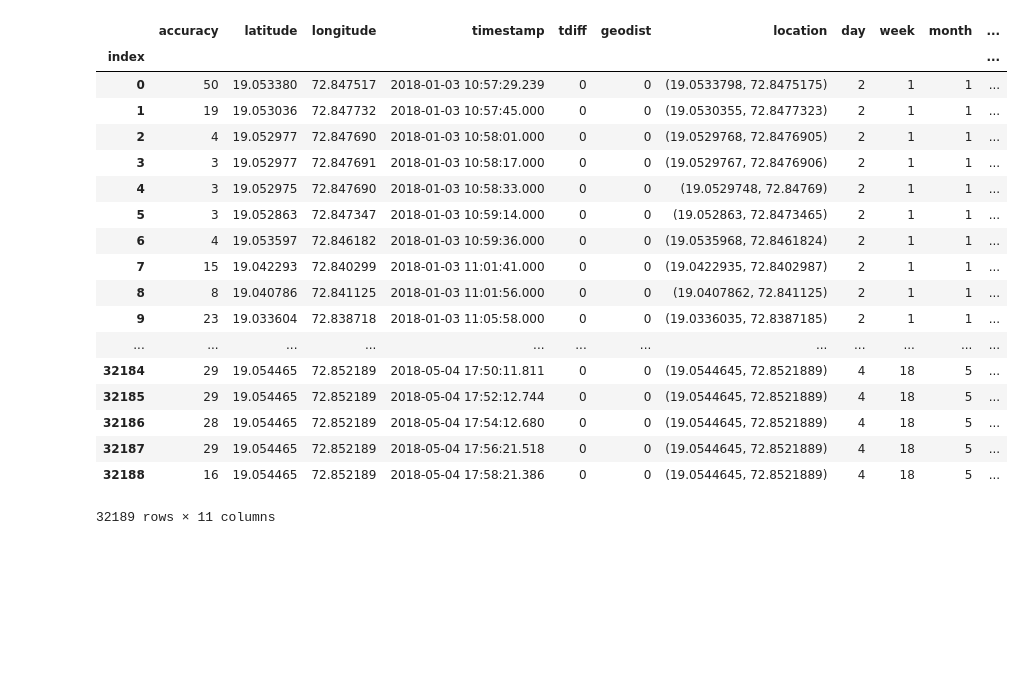
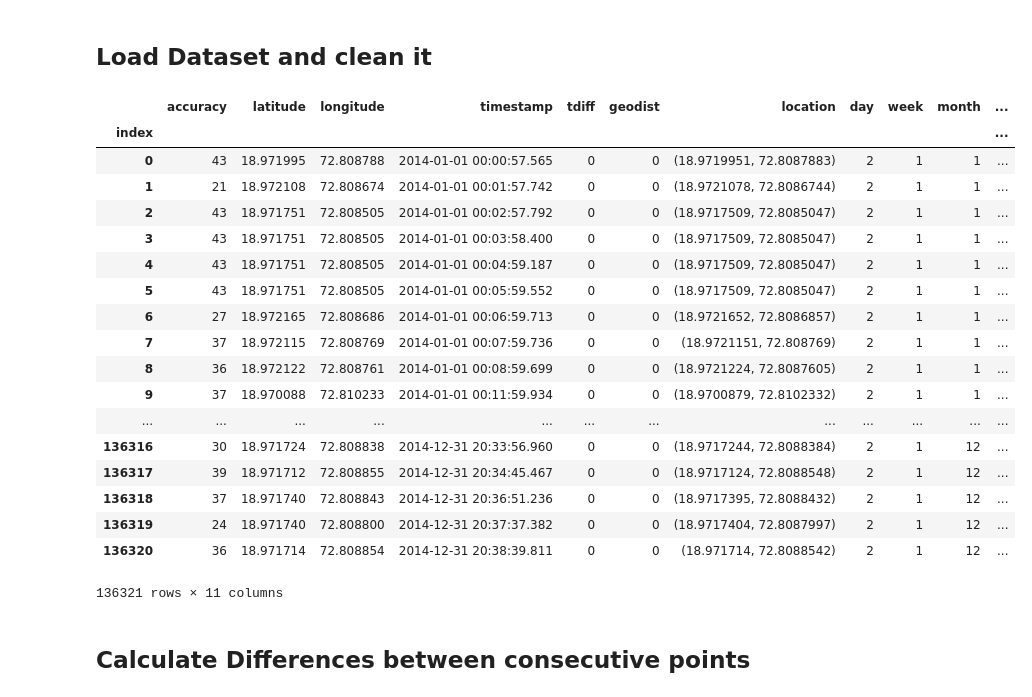
Before and after one commit to yashkotadia/CB, a Jupyter notebook: Raw_to_tag.ipynb, the cells around one changed output. Drawn from its saved outputs; the diff is of its cells as text; code cells hidden in the pictures; blank space fills up the shorter version.

```diff
--- a/Raw_to_tag.ipynb
+++ b/Raw_to_tag.ipynb
@@ -10,17 +11,17 @@ import requests
 # %%
 filepath = "/home/yash/Documents/CB/location_data/"
-filename = "original_points/User0.json"
+filename = "original_points/User3.json"
 
 # Less -> More accuracy
 accuracy_threshold = 50
 
-# In seconds
-tdiff_threshold = 1200
+tdiff_threshold = 1200 # In seconds
 
-# In metres
-geodist_threshold = 50
+geodist_threshold = 50 # In metres
 
-visit_threshold = 300
+visit_threshold = 300 # In seconds
+# %% [markdown]
+## Load Dataset and clean it
 # %%
 # Read file into dataframe
 df = pd.read_json(filepath+filename, orient='records')
@@ -32,55 +33,59 @@ df.drop(['activity', 'altitude', 'verticalAccuracy', 'heading', 'velocity'], axi
 df.rename(index = int, columns = {'latitudeE7':'latitude',
                                   'longitudeE7': 'longitude',
                                   'timestampMs' : 'timestamp'}, inplace =True)
+# Add offset for GMT to IST
+df['timestamp'].apply(lambda x: x+pd.Timedelta(hours=5, minutes=30))
 
 # Apply accuracy filter
 df = df[df['accuracy'] <= accuracy_threshold]
 
 # Apply the time range filter
-df = df[df['timestamp'].dt.year==2018]
+df = df[df['timestamp'].dt.year==2014]
 
 # Arrange the dataframe in ascending time order
 df = df.reindex(index=df.index[::-1])
 df['index'] = list(range(df.shape[0]))
 df.set_index('index', inplace=True)
 
 # Initialise time difference and geodist columns
 df['tdiff'] = 0
 df['geodist'] = 0
 
 # Lat and Long in the form 19045972, 73025802
 # Convert to 19.045972, 73.025802
 df['latitude'] = df['latitude'].apply(lambda x: x/10000000)
 df['longitude'] = df['longitude'].apply(lambda x: x/10000000)
 df['location'] = list(zip(df.latitude, df.longitude))
 
 # Add additional date and time related columns
 df['day'] = df['timestamp'].dt.weekday
 df['week'] = df['timestamp'].dt.week
 df['month'] = df['timestamp'].dt.month
 df['year'] = df['timestamp'].dt.year
 
 df
 # %% [output]
 |  | accuracy | latitude | longitude | timestamp | tdiff | geodist | location | day | week | month | ... |
 | index |  |  |  |  |  |  |  |  |  |  | ... |
-| 0 | 50 | 19.053380 | 72.847517 | 2018-01-03 10:57:29.239 | 0 | 0 | (19.0533798, 72.8475175) | 2 | 1 | 1 | ... |
-| 1 | 19 | 19.053036 | 72.847732 | 2018-01-03 10:57:45.000 | 0 | 0 | (19.0530355, 72.8477323) | 2 | 1 | 1 | ... |
-| 2 | 4 | 19.052977 | 72.847690 | 2018-01-03 10:58:01.000 | 0 | 0 | (19.0529768, 72.8476905) | 2 | 1 | 1 | ... |
-| 3 | 3 | 19.052977 | 72.847691 | 2018-01-03 10:58:17.000 | 0 | 0 | (19.0529767, 72.8476906) | 2 | 1 | 1 | ... |
-| 4 | 3 | 19.052975 | 72.847690 | 2018-01-03 10:58:33.000 | 0 | 0 | (19.0529748, 72.84769) | 2 | 1 | 1 | ... |
-| 5 | 3 | 19.052863 | 72.847347 | 2018-01-03 10:59:14.000 | 0 | 0 | (19.052863, 72.8473465) | 2 | 1 | 1 | ... |
-| 6 | 4 | 19.053597 | 72.846182 | 2018-01-03 10:59:36.000 | 0 | 0 | (19.0535968, 72.8461824) | 2 | 1 | 1 | ... |
-| 7 | 15 | 19.042293 | 72.840299 | 2018-01-03 11:01:41.000 | 0 | 0 | (19.0422935, 72.8402987) | 2 | 1 | 1 | ... |
-| 8 | 8 | 19.040786 | 72.841125 | 2018-01-03 11:01:56.000 | 0 | 0 | (19.0407862, 72.841125) | 2 | 1 | 1 | ... |
-| 9 | 23 | 19.033604 | 72.838718 | 2018-01-03 11:05:58.000 | 0 | 0 | (19.0336035, 72.8387185) | 2 | 1 | 1 | ... |
+| 0 | 43 | 18.971995 | 72.808788 | 2014-01-01 00:00:57.565 | 0 | 0 | (18.9719951, 72.8087883) | 2 | 1 | 1 | ... |
+| 1 | 21 | 18.972108 | 72.808674 | 2014-01-01 00:01:57.742 | 0 | 0 | (18.9721078, 72.8086744) | 2 | 1 | 1 | ... |
+| 2 | 43 | 18.971751 | 72.808505 | 2014-01-01 00:02:57.792 | 0 | 0 | (18.9717509, 72.8085047) | 2 | 1 | 1 | ... |
+| 3 | 43 | 18.971751 | 72.808505 | 2014-01-01 00:03:58.400 | 0 | 0 | (18.9717509, 72.8085047) | 2 | 1 | 1 | ... |
+| 4 | 43 | 18.971751 | 72.808505 | 2014-01-01 00:04:59.187 | 0 | 0 | (18.9717509, 72.8085047) | 2 | 1 | 1 | ... |
+| 5 | 43 | 18.971751 | 72.808505 | 2014-01-01 00:05:59.552 | 0 | 0 | (18.9717509, 72.8085047) | 2 | 1 | 1 | ... |
+| 6 | 27 | 18.972165 | 72.808686 | 2014-01-01 00:06:59.713 | 0 | 0 | (18.9721652, 72.8086857) | 2 | 1 | 1 | ... |
+| 7 | 37 | 18.972115 | 72.808769 | 2014-01-01 00:07:59.736 | 0 | 0 | (18.9721151, 72.808769) | 2 | 1 | 1 | ... |
+| 8 | 36 | 18.972122 | 72.808761 | 2014-01-01 00:08:59.699 | 0 | 0 | (18.9721224, 72.8087605) | 2 | 1 | 1 | ... |
+| 9 | 37 | 18.970088 | 72.810233 | 2014-01-01 00:11:59.934 | 0 | 0 | (18.9700879, 72.8102332) | 2 | 1 | 1 | ... |
 | ... | ... | ... | ... | ... | ... | ... | ... | ... | ... | ... | ... |
-| 32184 | 29 | 19.054465 | 72.852189 | 2018-05-04 17:50:11.811 | 0 | 0 | (19.0544645, 72.8521889) | 4 | 18 | 5 | ... |
-| 32185 | 29 | 19.054465 | 72.852189 | 2018-05-04 17:52:12.744 | 0 | 0 | (19.0544645, 72.8521889) | 4 | 18 | 5 | ... |
-| 32186 | 28 | 19.054465 | 72.852189 | 2018-05-04 17:54:12.680 | 0 | 0 | (19.0544645, 72.8521889) | 4 | 18 | 5 | ... |
-| 32187 | 29 | 19.054465 | 72.852189 | 2018-05-04 17:56:21.518 | 0 | 0 | (19.0544645, 72.8521889) | 4 | 18 | 5 | ... |
-| 32188 | 16 | 19.054465 | 72.852189 | 2018-05-04 17:58:21.386 | 0 | 0 | (19.0544645, 72.8521889) | 4 | 18 | 5 | ... |
+| 136316 | 30 | 18.971724 | 72.808838 | 2014-12-31 20:33:56.960 | 0 | 0 | (18.9717244, 72.8088384) | 2 | 1 | 12 | ... |
+| 136317 | 39 | 18.971712 | 72.808855 | 2014-12-31 20:34:45.467 | 0 | 0 | (18.9717124, 72.8088548) | 2 | 1 | 12 | ... |
+| 136318 | 37 | 18.971740 | 72.808843 | 2014-12-31 20:36:51.236 | 0 | 0 | (18.9717395, 72.8088432) | 2 | 1 | 12 | ... |
+| 136319 | 24 | 18.971740 | 72.808800 | 2014-12-31 20:37:37.382 | 0 | 0 | (18.9717404, 72.8087997) | 2 | 1 | 12 | ... |
+| 136320 | 36 | 18.971714 | 72.808854 | 2014-12-31 20:38:39.811 | 0 | 0 | (18.971714, 72.8088542) | 2 | 1 | 12 | ... |
-32189 rows × 11 columns
+136321 rows × 11 columns
+# %% [markdown]
+## Calculate Differences between consecutive points
 # %%
 # Returns time difference between 2 timestamps in seconds
 def timeDiff(t1, t2):
```
Also changed, not shown: parts of 20 cells of this notebook, 8 other files.
